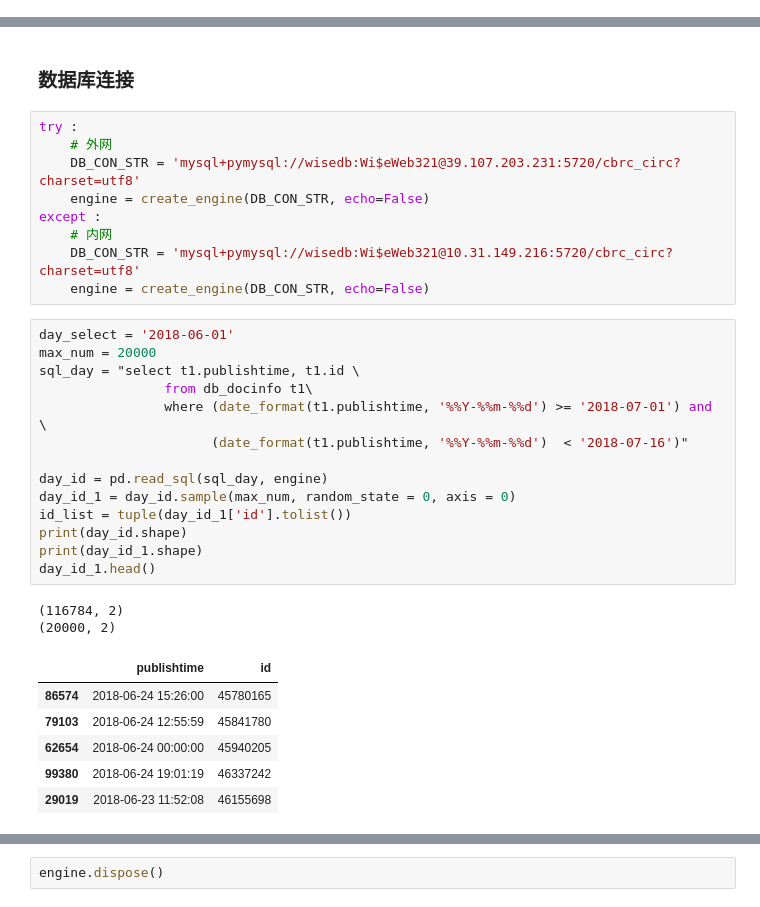
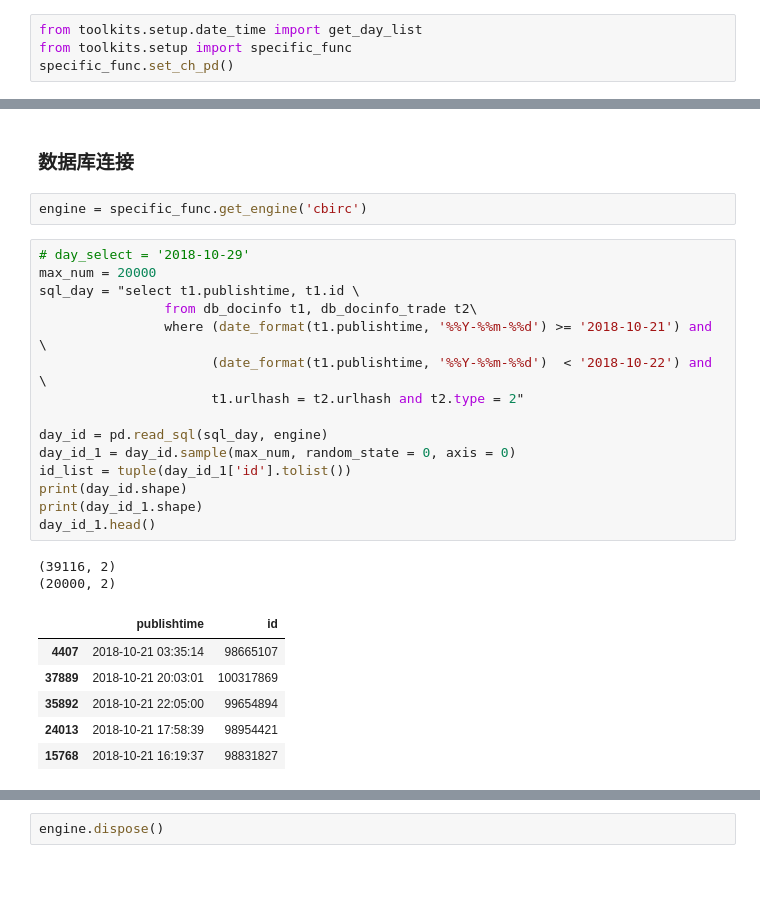
Before and after one commit to xuhuanyunxiao/jupyter-notebook, a Jupyter notebook: proj_cbirc/test_conn_接口与数据库测试.ipynb, the cells around one changed output, grey strips where cells are left out. Cells and saved outputs as stored; diff of their text form; blank space fills up the shorter version.

```diff
--- a/proj_cbirc/test_conn_接口与数据库测试.ipynb
+++ b/proj_cbirc/test_conn_接口与数据库测试.ipynb
@@ -24,6 +24,10 @@ from datetime import datetime
 
 import warnings
 warnings.filterwarnings('ignore')
+# %%
+from toolkits.setup.date_time import get_day_list
+from toolkits.setup import specific_func
+specific_func.set_ch_pd()
 # %% [markdown]
 # 保监会
 # %% [markdown]
@@ -377,38 +382,32 @@ memory_sig
 - 取数据用于接口测试
 # %% [markdown]
 ### 数据库连接
-# %%
-try :
-    # 外网
-    DB_CON_STR = 'mysql+pymysql://wisedb:Wi$eWeb321@39.107.203.231:5720/cbrc_circ?charset=utf8'
-    engine = create_engine(DB_CON_STR, echo=False)
-except :
-    # 内网
-    DB_CON_STR = 'mysql+pymysql://wisedb:Wi$eWeb321@10.31.149.216:5720/cbrc_circ?charset=utf8'
-    engine = create_engine(DB_CON_STR, echo=False)
+# %%
+engine = specific_func.get_engine('cbirc')
 # %%
-day_select = '2018-06-01'
+# day_select = '2018-10-29'
 max_num = 20000
 sql_day = "select t1.publishtime, t1.id \
-                from db_docinfo t1\
-                where (date_format(t1.publishtime, '%%Y-%%m-%%d') >= '2018-07-01') and \
-                      (date_format(t1.publishtime, '%%Y-%%m-%%d')  < '2018-07-16')"
+                from db_docinfo t1, db_docinfo_trade t2\
+                where (date_format(t1.publishtime, '%%Y-%%m-%%d') >= '2018-10-21') and \
+                      (date_format(t1.publishtime, '%%Y-%%m-%%d')  < '2018-10-22') and \
+                      t1.urlhash = t2.urlhash and t2.type = 2"
 
 day_id = pd.read_sql(sql_day, engine)
 day_id_1 = day_id.sample(max_num, random_state = 0, axis = 0)
 id_list = tuple(day_id_1['id'].tolist())
 print(day_id.shape)
 print(day_id_1.shape)
 day_id_1.head()
 # %% [output]
-(116784, 2)
+(39116, 2)
 (20000, 2)
 |  | publishtime | id |
-| 86574 | 2018-06-24 15:26:00 | 45780165 |
-| 79103 | 2018-06-24 12:55:59 | 45841780 |
-| 62654 | 2018-06-24 00:00:00 | 45940205 |
-| 99380 | 2018-06-24 19:01:19 | 46337242 |
-| 29019 | 2018-06-23 11:52:08 | 46155698 |
+| 4407 | 2018-10-21 03:35:14 | 98665107 |
+| 37889 | 2018-10-21 20:03:01 | 100317869 |
+| 35892 | 2018-10-21 22:05:00 | 99654894 |
+| 24013 | 2018-10-21 17:58:39 | 98954421 |
+| 15768 | 2018-10-21 16:19:37 | 98831827 |
 # %%
 # 数据
 sql_cbirc = "select t1.id, t1.title,t2.text as content, t1.publishtime \
```
Also changed, not shown: parts of 27 cells of this notebook, 5 other files.
